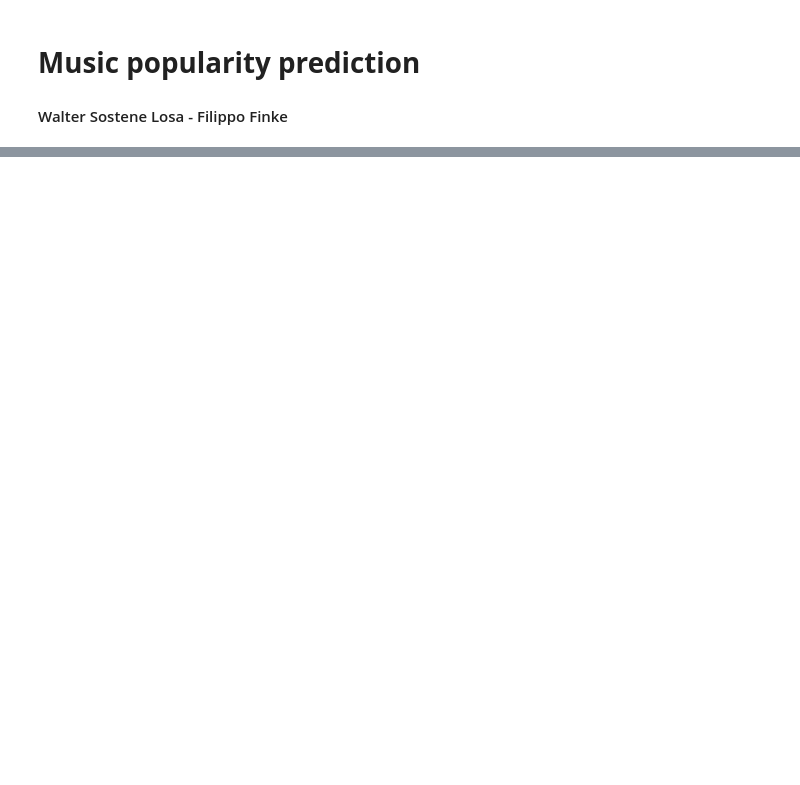
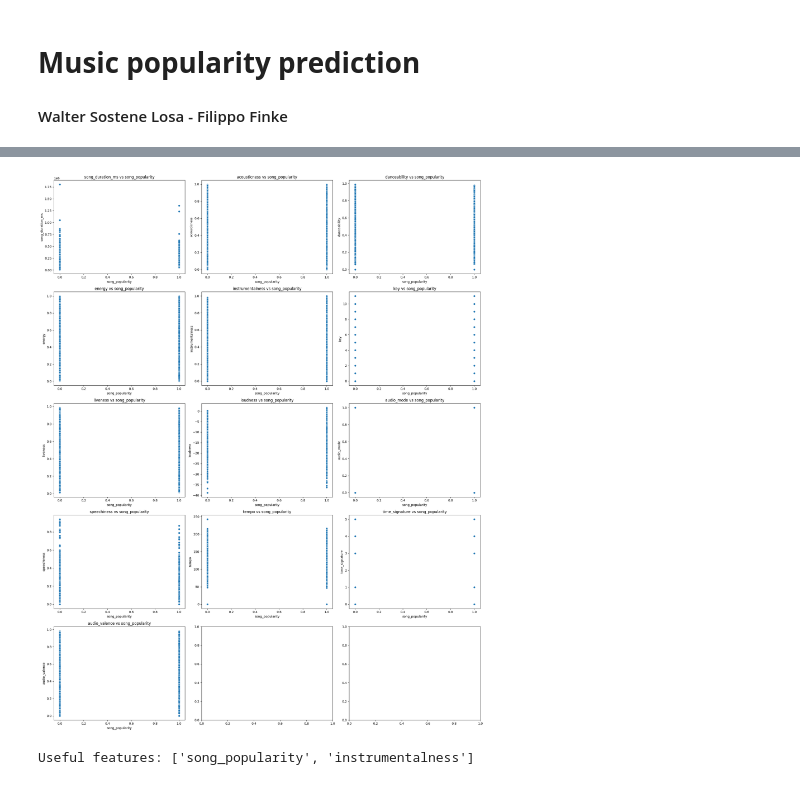
Before and after one commit to enetsos/music-popularity-prediction, a Jupyter notebook: project.ipynb, the cells around one changed output, grey strips where cells are left out. Saved outputs shown, nothing was run; the diff lists cells and outputs as text; code cells hidden in the pictures; blank space fills up the shorter version.

```diff
--- a/project.ipynb
+++ b/project.ipynb
@@ -43,0 +162,41 @@ df.shape
+# %%
+features = [col for col in df.columns if col != 'song_popularity']
+
+num_rows = (len(features) + 3) // 3
+num_cols = min(len(features), 3)
+
+# Create subplots
+fig, axes = plt.subplots(num_rows, num_cols, figsize=(20, 5*num_rows))
+
+# Flatten axes if necessary
+if num_rows == 1:
+    axes = axes.reshape(1, -1)
+elif num_cols == 1:
+    axes = axes.reshape(-1, 1)
+
+# Plot each feature against song_popularity
+for i, column in enumerate(features):
+    row = i // num_cols
+    col = i % num_cols
+    sns.scatterplot(data=df, y=column, x='song_popularity', ax=axes[row, col])
+    axes[row, col].set_title(f'{column} vs song_popularity')
+
+# Adjust layout
+plt.tight_layout()
+plt.show()
+# %% [output]
+[figure, added]
+# %%
+# Find the correlation values with the target variable
+
+threshold = 0.08
+
+correlation_with_target = abs(corr['song_popularity'])
+
+useful_features = correlation_with_target[correlation_with_target > threshold].index.tolist()
+
+df = df.drop(columns=[col for col in df.columns if col not in useful_features])
+
+print("Useful features:", df.columns.tolist())
+# %% [output]
+Useful features: ['song_popularity', 'instrumentalness']
```
Also changed, not shown: parts of 15 cells of this notebook.
